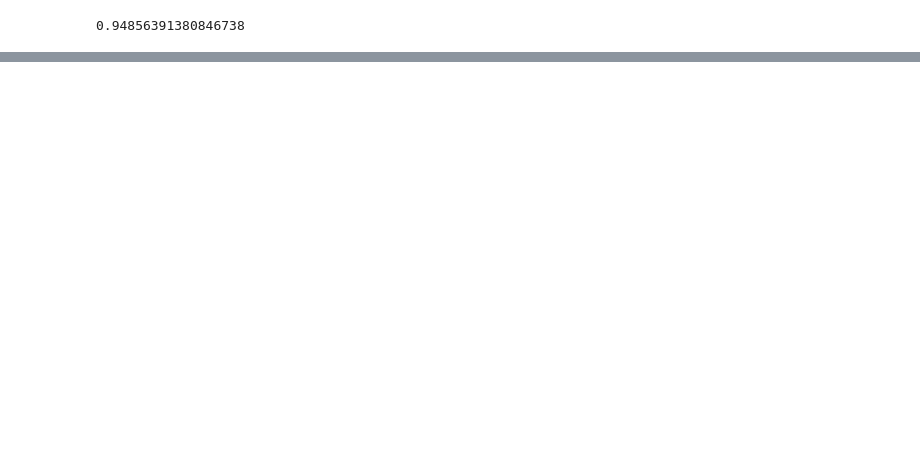
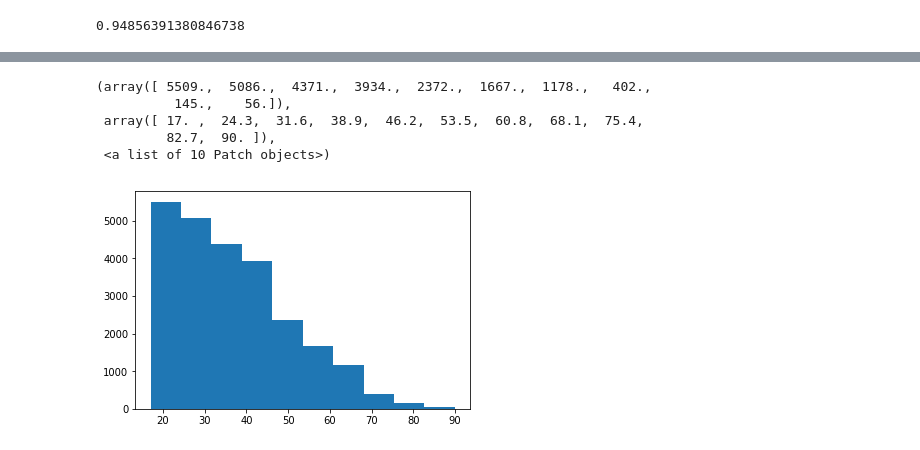
Before and after one commit to KaustuvDash/Us-Census-data, a Jupyter notebook: Predicting_the_salaries.ipynb, the cells around one changed output, grey strips where cells are left out. Cells and saved outputs as stored; diff of their text form; code cells hidden in the pictures; blank space fills up the shorter version.

```diff
--- a/Predicting_the_salaries.ipynb
+++ b/Predicting_the_salaries.ipynb
@@ -741,0 +770,9 @@ roc_auc_score(y_train,y_pred_train)
+# %%
+plt.hist(income_backup[income_backup['salary']==' <=50K']['age'])
+# %% [output]
+(array([ 5509.,  5086.,  4371.,  3934.,  2372.,  1667.,  1178.,   402.,
+          145.,    56.]),
+ array([ 17. ,  24.3,  31.6,  38.9,  46.2,  53.5,  60.8,  68.1,  75.4,
+         82.7,  90. ]),
+ <a list of 10 Patch objects>)
+[figure, added]
```
Also changed, not shown: parts of 76 cells of this notebook.
